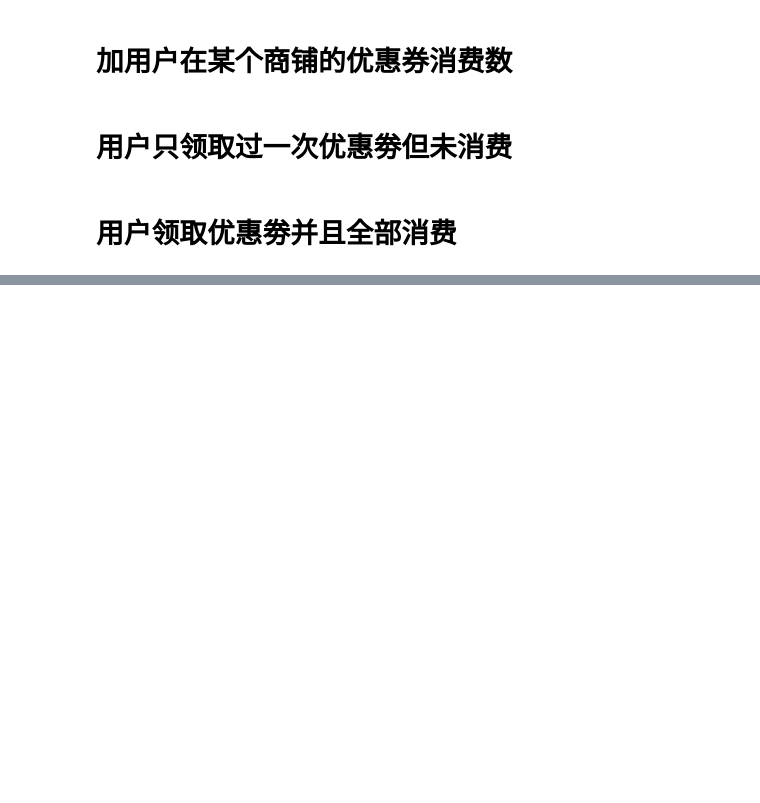
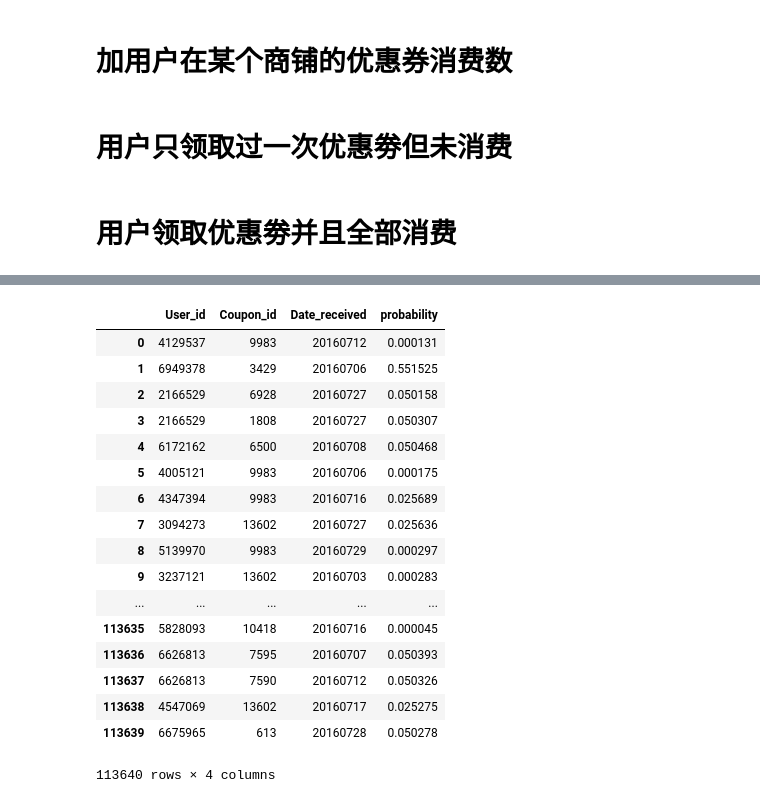
Before and after one commit to DataLab-CQU-666/O2O, a Jupyter notebook: pl/all_feature.ipynb, the cells around one changed output, grey strips where cells are left out. Cells and saved outputs as stored; diff of their text form; code cells hidden in the pictures; blank space fills up the shorter version.

```diff
--- a/pl/all_feature.ipynb
+++ b/pl/all_feature.ipynb
@@ -190,7 +203,7 @@ off_test = off_test.fillna({'Use_mean_Distance':0})
 # 加用户使用某种类型的优惠劵数目/用户领取优惠劵总数
 # %%
 #找出有消费的数据
-use_Coupon = off_train.dropna(subset=['days'])
+use_Coupon = off_train.dropna(subset=['Date'])
 #找出用户使用某种类型的优惠券数目
 a = use_Coupon[['User_id', 'Discount_rate']].groupby([use_Coupon['User_id'], use_Coupon['Discount_rate']]).count()
 a = a.rename(columns={'User_id':'Coupon_use'})
@@ -358,0 +667,46 @@ save.to_csv('E:/tianchi/20180726/all_feature.csv', index = None)
+# %%
+#训练数据、训练标签、测试数据的设置
+x_train = off_train.drop(columns = ['Date_received', 'User_id', 'Merchant_id', 'Coupon_id', 'Date', 'result', 'days', 'Discount_rate'])
+y_train = off_train.result
+x_test = off_test.drop(columns = ['Date_received', 'User_id', 'Merchant_id', 'Coupon_id', 'Discount_rate'])
+
+#将训练数据和测试数据的列一一对应
+x_test = x_test[x_train.columns.tolist()]
+
+from sklearn.linear_model import LogisticRegression
+from sklearn.ensemble import RandomForestClassifier, VotingClassifier
+from sklearn.naive_bayes import GaussianNB
+from sklearn.tree import DecisionTreeClassifier
+
+lr = LogisticRegression()
+nb = GaussianNB()
+dt = DecisionTreeClassifier()
+rf = RandomForestClassifier()
+eclf1 = VotingClassifier(estimators=[('lr', lr), ('nb', nb), ('dt', dt), ('rf', rf)], voting='soft')
+eclf1.fit(x_train, y_train)
+
+predict = eclf1.predict_proba(x_test)
+save = off_test[['User_id', 'Coupon_id', 'Date_received']]
+save.insert(3, 'probability', predict[:,1], True)
+save.to_csv('E:/tianchi/20180728/29_Classifier.csv', index = None)
+# %%
+save
+# %% [output]
+|  | User_id | Coupon_id | Date_received | probability |
+| 0 | 4129537 | 9983 | 20160712 | 0.000131 |
+| 1 | 6949378 | 3429 | 20160706 | 0.551525 |
+| 2 | 2166529 | 6928 | 20160727 | 0.050158 |
+| 3 | 2166529 | 1808 | 20160727 | 0.050307 |
+| 4 | 6172162 | 6500 | 20160708 | 0.050468 |
+| 5 | 4005121 | 9983 | 20160706 | 0.000175 |
+| 6 | 4347394 | 9983 | 20160716 | 0.025689 |
+| 7 | 3094273 | 13602 | 20160727 | 0.025636 |
+| 8 | 5139970 | 9983 | 20160729 | 0.000297 |
+| 9 | 3237121 | 13602 | 20160703 | 0.000283 |
+| ... | ... | ... | ... | ... |
+| 113635 | 5828093 | 10418 | 20160716 | 0.000045 |
+| 113636 | 6626813 | 7595 | 20160707 | 0.050393 |
+| 113637 | 6626813 | 7590 | 20160712 | 0.050326 |
+| 113638 | 4547069 | 13602 | 20160717 | 0.025275 |
+| 113639 | 6675965 | 613 | 20160728 | 0.050278 |
+113640 rows × 4 columns
```
Also changed, not shown: parts of 37 cells of this notebook, 2 other files.
